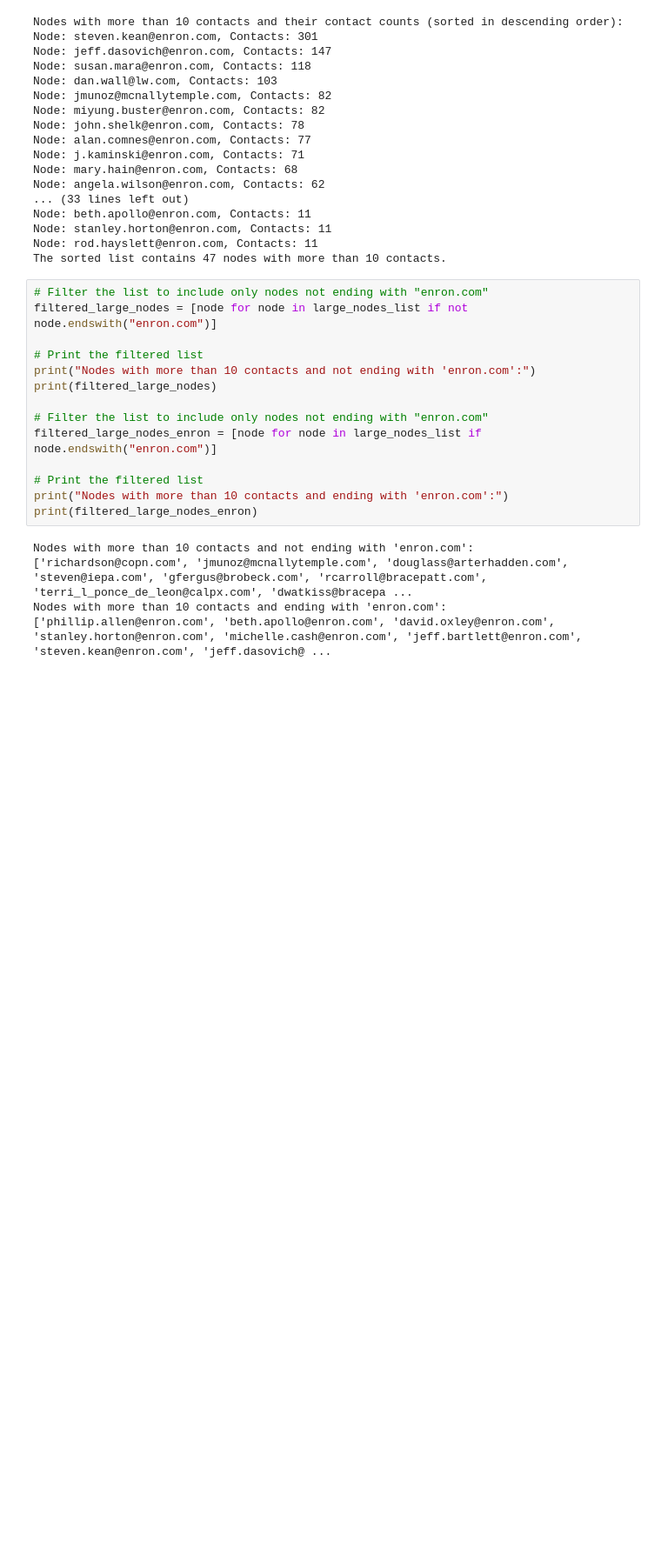
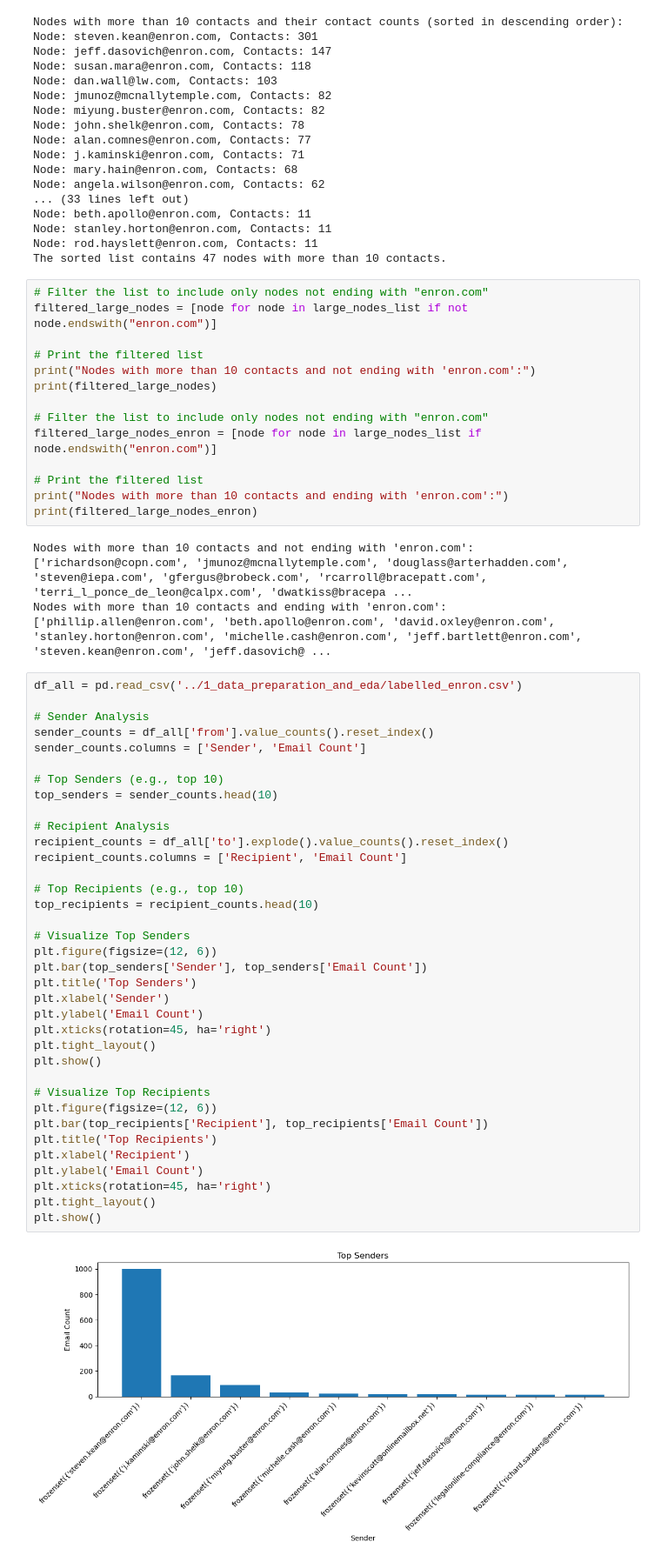
Before and after one commit to neelblabla/large_language_models_for_processing_emails, a Jupyter notebook: 4_miscellaneous/EDA_labeled_data_JEROME.ipynb, the cells around one changed output. Shown at 87% size. Cells and saved outputs as stored; diff of their text form; blank space fills up the shorter version.

Commit message:
example visualization of vector

```diff
--- a/4_miscellaneous/EDA_labeled_data_JEROME.ipynb
+++ b/4_miscellaneous/EDA_labeled_data_JEROME.ipynb
@@ -336,3 +336,41 @@ Nodes with more than 10 contacts and not ending with 'enron.com':
 ['richardson@copn.com', 'jmunoz@mcnallytemple.com', 'douglass@arterhadden.com', 'steven@iepa.com', 'gfergus@brobeck.com', 'rcarroll@bracepatt.com', 'terri_l_ponce_de_leon@calpx.com', 'dwatkiss@bracepa ...
 Nodes with more than 10 contacts and ending with 'enron.com':
 ['phillip.allen@enron.com', 'beth.apollo@enron.com', 'david.oxley@enron.com', 'stanley.horton@enron.com', 'michelle.cash@enron.com', 'jeff.bartlett@enron.com', 'steven.kean@enron.com', 'jeff.dasovich@ ...
+# %%
+df_all = pd.read_csv('../1_data_preparation_and_eda/labelled_enron.csv')
+
+# Sender Analysis
+sender_counts = df_all['from'].value_counts().reset_index()
+sender_counts.columns = ['Sender', 'Email Count']
+
+# Top Senders (e.g., top 10)
+top_senders = sender_counts.head(10)
+
+# Recipient Analysis
+recipient_counts = df_all['to'].explode().value_counts().reset_index()
+recipient_counts.columns = ['Recipient', 'Email Count']
+
+# Top Recipients (e.g., top 10)
+top_recipients = recipient_counts.head(10)
+
+# Visualize Top Senders
+plt.figure(figsize=(12, 6))
+plt.bar(top_senders['Sender'], top_senders['Email Count'])
+plt.title('Top Senders')
+plt.xlabel('Sender')
+plt.ylabel('Email Count')
+plt.xticks(rotation=45, ha='right')
+plt.tight_layout()
+plt.show()
+
+# Visualize Top Recipients
+plt.figure(figsize=(12, 6))
+plt.bar(top_recipients['Recipient'], top_recipients['Email Count'])
+plt.title('Top Recipients')
+plt.xlabel('Recipient')
+plt.ylabel('Email Count')
+plt.xticks(rotation=45, ha='right')
+plt.tight_layout()
+plt.show()
+# %% [output]
+[figure, added]
```
Also changed, not shown: parts of 1 cell of this notebook, 1 other file.
